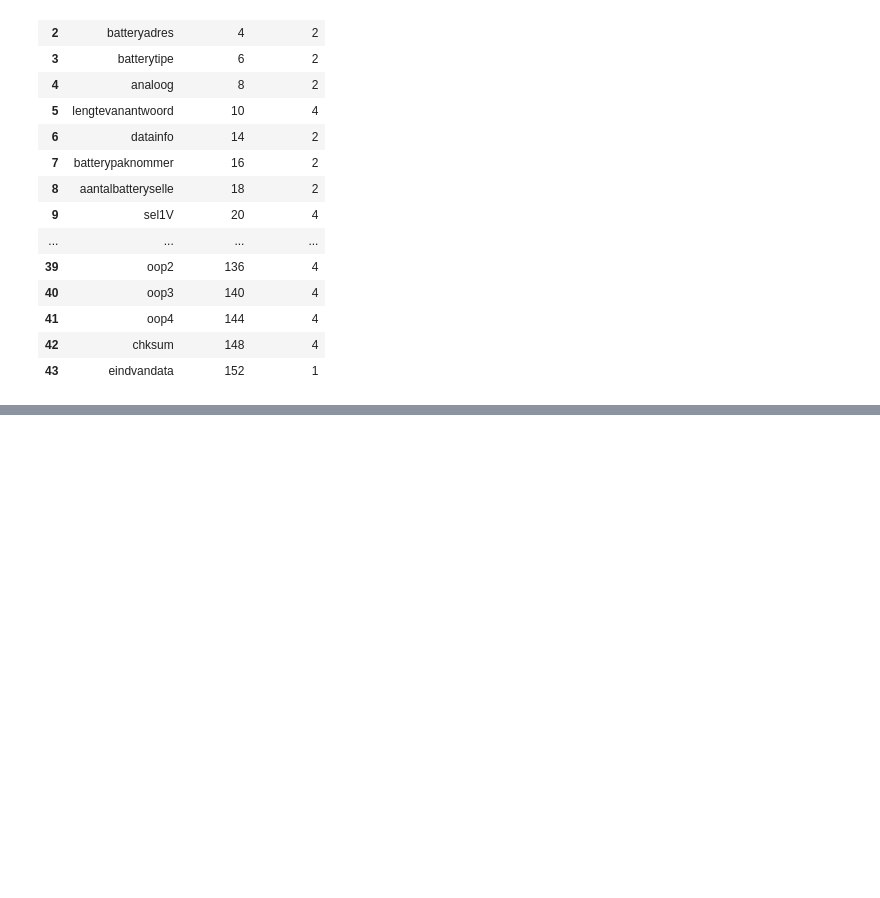
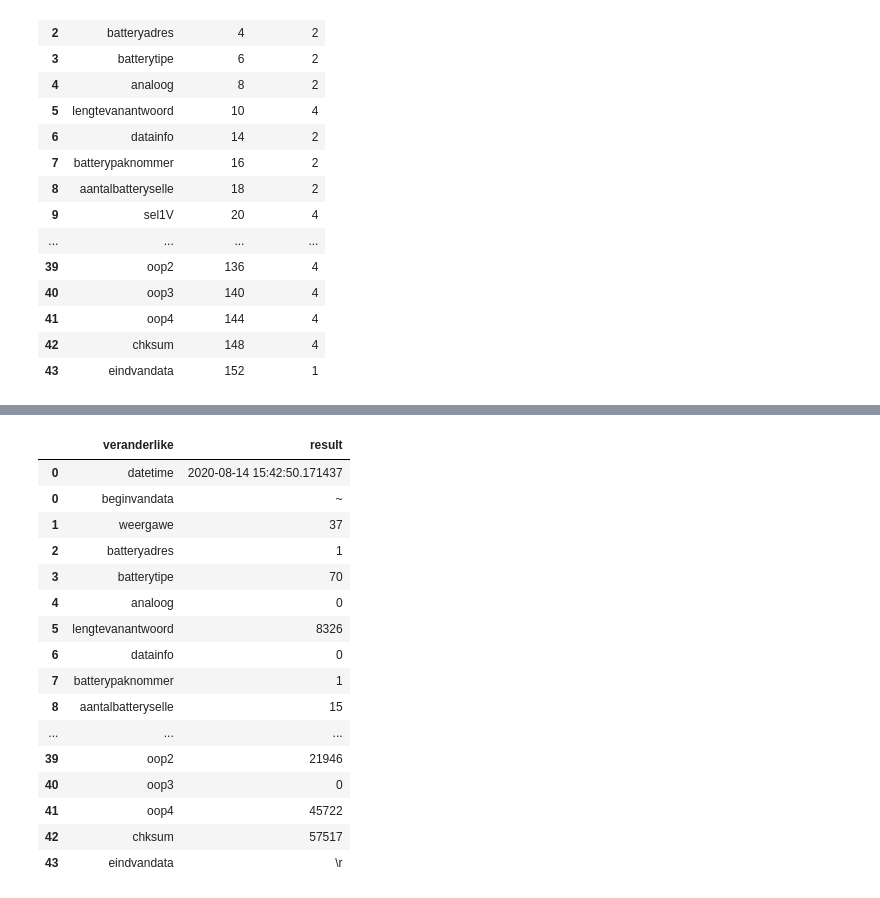
Before and after one commit to Interster/Battery4_8kW, a Jupyter notebook: ToetstheSunPaysSeriePoort.ipynb, the cells around one changed output, grey strips where cells are left out. Saved outputs shown, nothing was run; the diff lists cells and outputs as text; code cells hidden in the pictures; blank space fills up the shorter version.

```diff
--- a/ToetstheSunPaysSeriePoort.ipynb
+++ b/ToetstheSunPaysSeriePoort.ipynb
@@ -351,0 +339,11 @@ postdf
+# %%
+import datetime
+
+begintyd = datetime.datetime.now()
+
+#haal kolomname uit postdf
+y=postdf.columns[0]
+x=postdf.columns[1]
+
+datedf = pd.DataFrame({y:['datetime'],x:[begintyd]})
+print(datedf)
@@ -351,0 +353,20 @@ postdf
+# %%
+datedf.append(postdf)
+# %% [output]
+|  | veranderlike | result |
+| 0 | datetime | 2020-08-14 15:42:50.171437 |
+| 0 | beginvandata | ~ |
+| 1 | weergawe | 37 |
+| 2 | batteryadres | 1 |
+| 3 | batterytipe | 70 |
+| 4 | analoog | 0 |
+| 5 | lengtevanantwoord | 8326 |
+| 6 | datainfo | 0 |
+| 7 | batterypaknommer | 1 |
+| 8 | aantalbatteryselle | 15 |
+| ... | ... | ... |
+| 39 | oop2 | 21946 |
+| 40 | oop3 | 0 |
+| 41 | oop4 | 45722 |
+| 42 | chksum | 57517 |
+| 43 | eindvandata | \r |
```
Also changed, not shown: parts of 3 cells of this notebook.
